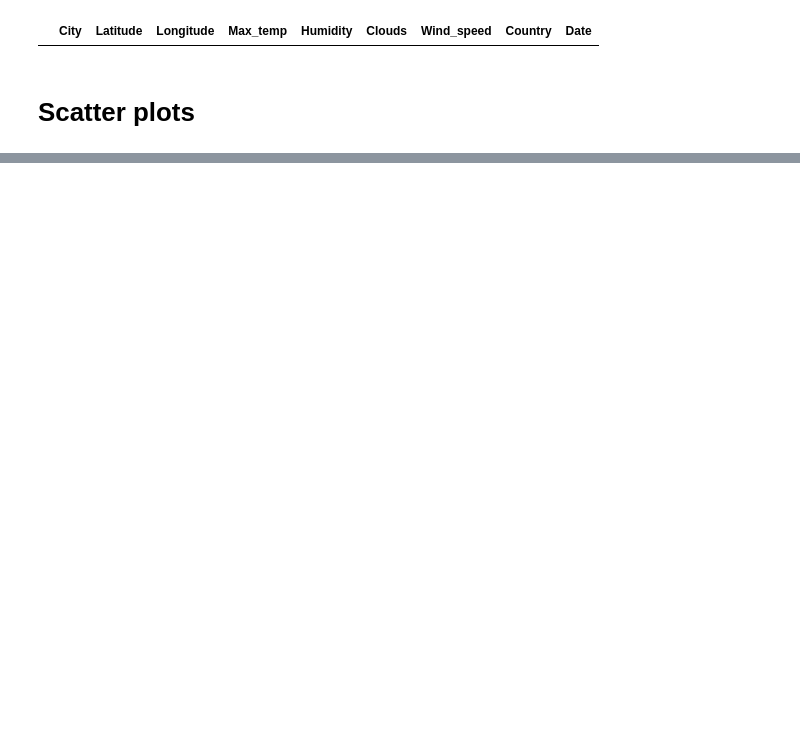
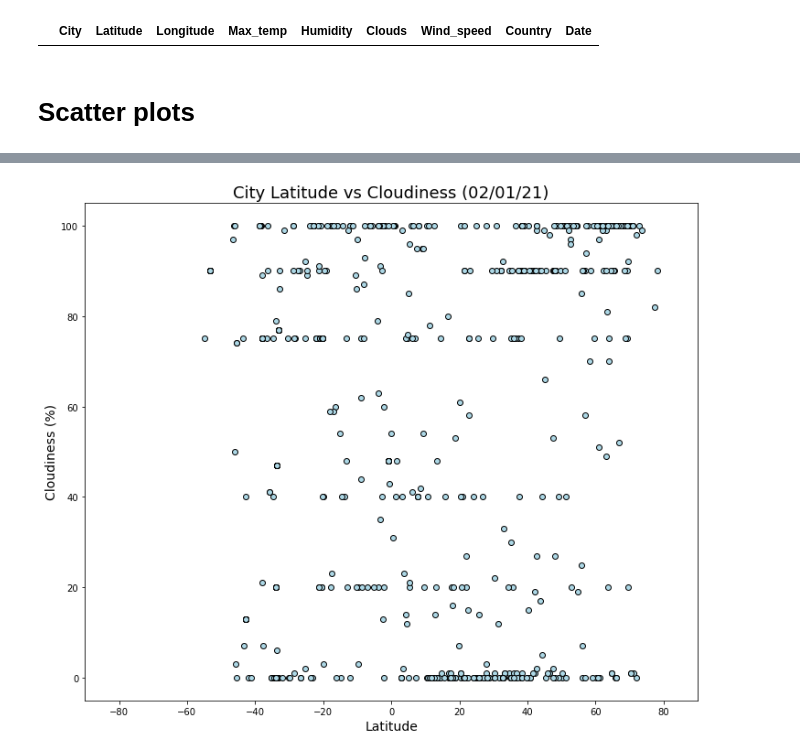
Before and after one commit to Corters22/Weather-Vacation-Analysis, a Jupyter notebook: WeatherPy/WeatherPy.ipynb, the cells around one changed output, grey strips where cells are left out. Drawn from its saved outputs; the diff is of its cells as text; code cells hidden in the pictures; blank space fills up the shorter version.

```diff
--- a/WeatherPy/WeatherPy.ipynb
+++ b/WeatherPy/WeatherPy.ipynb
@@ -107,0 +136,12 @@ y_axis = weather_df['max_temp']
+# %%
+x_axis = city_data['Latitude']
+y_axis = city_data['Clouds']
+plt.figure(figsize=(12, 10))
+plt.xlim(-90, 90)
+plt.scatter(x_axis, y_axis, c='lightblue', marker='o', edgecolor='black')
+plt.xlabel("Latitude", fontsize=14)
+plt.ylabel("Cloudiness (%)", fontsize=14)
+plt.title("City Latitude vs Cloudiness (" + date_run + ')', fontsize=18)
+plt.show()
+# %% [output]
+[figure, added]
```
Also changed, not shown: parts of 8 cells of this notebook, 1 other file.
